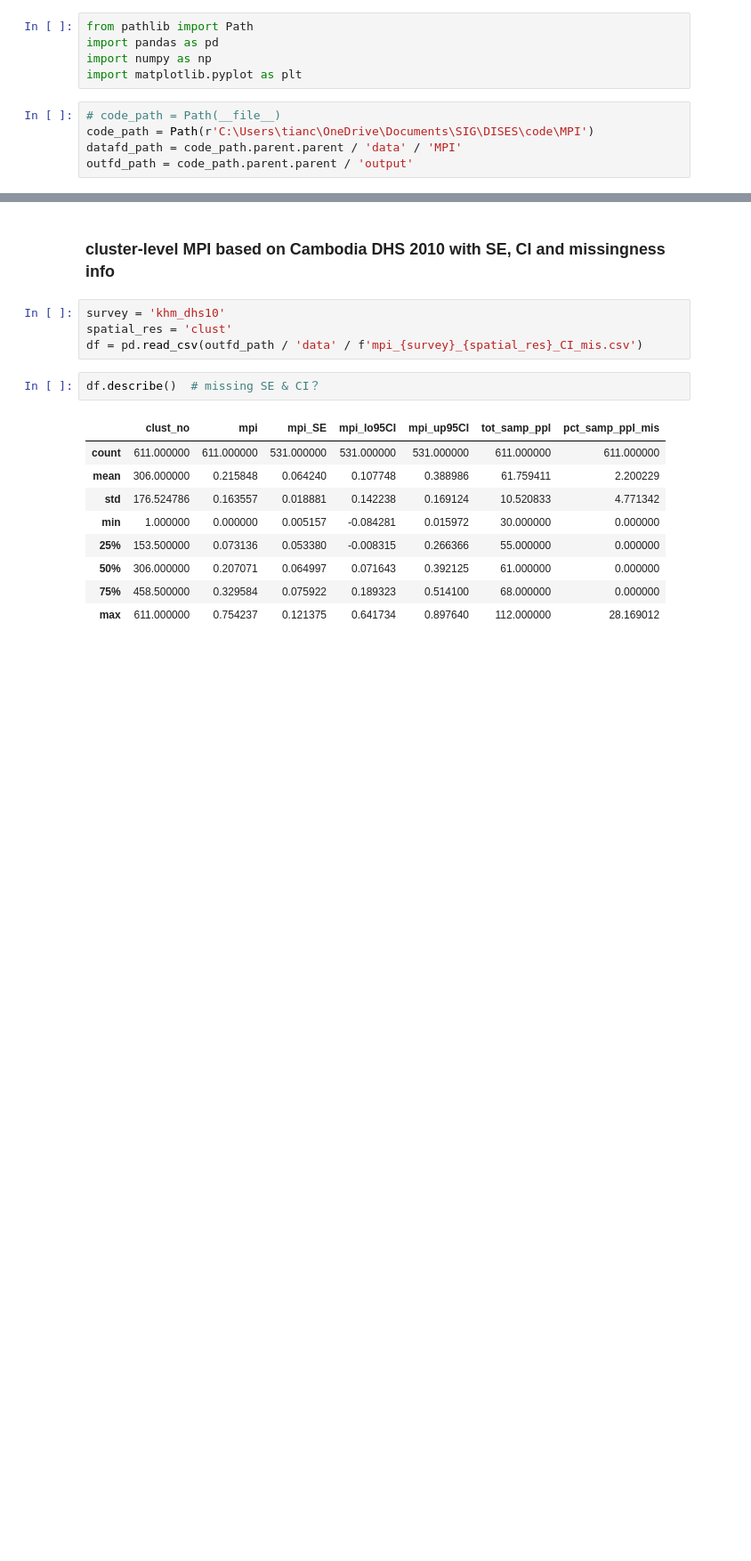
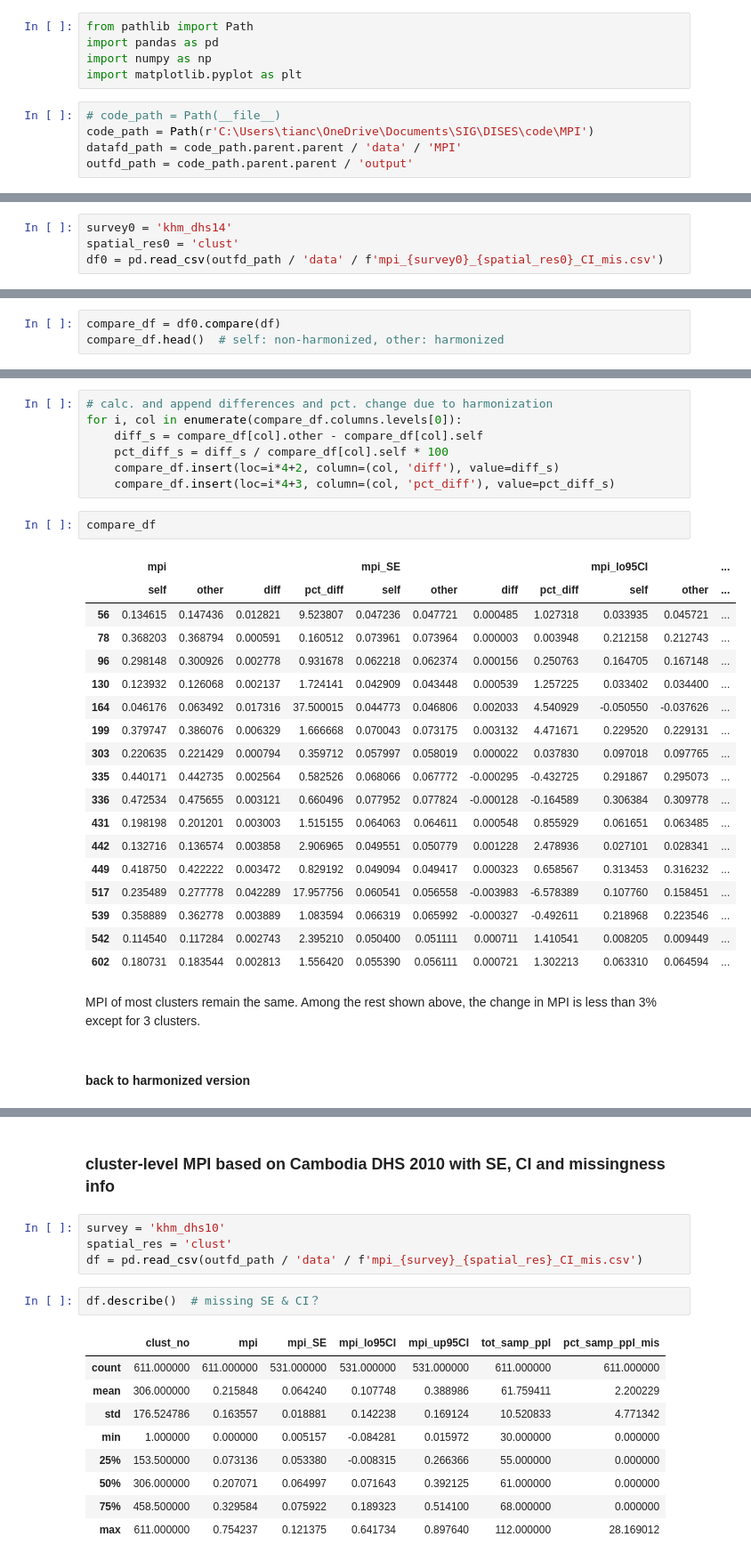
Before and after one commit to sig-gis/mpi, a Jupyter notebook: code/MPI/analysis.ipynb, the cells around one changed output, grey strips where cells are left out. Shown at 89% size. Saved outputs shown, nothing was run; the diff lists cells and outputs as text; blank space fills up the shorter version.

```diff
--- a/code/MPI/analysis.ipynb
+++ b/code/MPI/analysis.ipynb
@@ -10,0 +31,4 @@ outfd_path = code_path.parent.parent / 'output'
+# %%
+survey0 = 'khm_dhs14'
+spatial_res0 = 'clust'
+df0 = pd.read_csv(outfd_path / 'data' / f'mpi_{survey0}_{spatial_res0}_CI_mis.csv')
@@ -10,0 +47,3 @@ outfd_path = code_path.parent.parent / 'output'
+# %%
+compare_df = df0.compare(df)
+compare_df.head()  # self: non-harmonized, other: harmonized
@@ -10,0 +58,32 @@ outfd_path = code_path.parent.parent / 'output'
+# %%
+# calc. and append differences and pct. change due to harmonization
+for i, col in enumerate(compare_df.columns.levels[0]):
+    diff_s = compare_df[col].other - compare_df[col].self
+    pct_diff_s = diff_s / compare_df[col].self * 100
+    compare_df.insert(loc=i*4+2, column=(col, 'diff'), value=diff_s)
+    compare_df.insert(loc=i*4+3, column=(col, 'pct_diff'), value=pct_diff_s)
+# %%
+compare_df
+# %% [output]
+|  | mpi |  |  |  | mpi_SE |  |  |  | mpi_lo95CI |  | ... |
+|  | self | other | diff | pct_diff | self | other | diff | pct_diff | self | other | ... |
+| 56 | 0.134615 | 0.147436 | 0.012821 | 9.523807 | 0.047236 | 0.047721 | 0.000485 | 1.027318 | 0.033935 | 0.045721 | ... |
+| 78 | 0.368203 | 0.368794 | 0.000591 | 0.160512 | 0.073961 | 0.073964 | 0.000003 | 0.003948 | 0.212158 | 0.212743 | ... |
+| 96 | 0.298148 | 0.300926 | 0.002778 | 0.931678 | 0.062218 | 0.062374 | 0.000156 | 0.250763 | 0.164705 | 0.167148 | ... |
+| 130 | 0.123932 | 0.126068 | 0.002137 | 1.724141 | 0.042909 | 0.043448 | 0.000539 | 1.257225 | 0.033402 | 0.034400 | ... |
+| 164 | 0.046176 | 0.063492 | 0.017316 | 37.500015 | 0.044773 | 0.046806 | 0.002033 | 4.540929 | -0.050550 | -0.037626 | ... |
+| 199 | 0.379747 | 0.386076 | 0.006329 | 1.666668 | 0.070043 | 0.073175 | 0.003132 | 4.471671 | 0.229520 | 0.229131 | ... |
+| 303 | 0.220635 | 0.221429 | 0.000794 | 0.359712 | 0.057997 | 0.058019 | 0.000022 | 0.037830 | 0.097018 | 0.097765 | ... |
+| 335 | 0.440171 | 0.442735 | 0.002564 | 0.582526 | 0.068066 | 0.067772 | -0.000295 | -0.432725 | 0.291867 | 0.295073 | ... |
+| 336 | 0.472534 | 0.475655 | 0.003121 | 0.660496 | 0.077952 | 0.077824 | -0.000128 | -0.164589 | 0.306384 | 0.309778 | ... |
+| 431 | 0.198198 | 0.201201 | 0.003003 | 1.515155 | 0.064063 | 0.064611 | 0.000548 | 0.855929 | 0.061651 | 0.063485 | ... |
+| 442 | 0.132716 | 0.136574 | 0.003858 | 2.906965 | 0.049551 | 0.050779 | 0.001228 | 2.478936 | 0.027101 | 0.028341 | ... |
+| 449 | 0.418750 | 0.422222 | 0.003472 | 0.829192 | 0.049094 | 0.049417 | 0.000323 | 0.658567 | 0.313453 | 0.316232 | ... |
+| 517 | 0.235489 | 0.277778 | 0.042289 | 17.957756 | 0.060541 | 0.056558 | -0.003983 | -6.578389 | 0.107760 | 0.158451 | ... |
+| 539 | 0.358889 | 0.362778 | 0.003889 | 1.083594 | 0.066319 | 0.065992 | -0.000327 | -0.492611 | 0.218968 | 0.223546 | ... |
+| 542 | 0.114540 | 0.117284 | 0.002743 | 2.395210 | 0.050400 | 0.051111 | 0.000711 | 1.410541 | 0.008205 | 0.009449 | ... |
+| 602 | 0.180731 | 0.183544 | 0.002813 | 1.556420 | 0.055390 | 0.056111 | 0.000721 | 1.302213 | 0.063310 | 0.064594 | ... |
+# %% [markdown]
+MPI of most clusters remain the same. Among the rest shown above, the change in MPI is less than 3% except for 3 clusters.
+# %% [markdown]
+#### back to harmonized version
```
Also changed, not shown: parts of 31 cells of this notebook.
